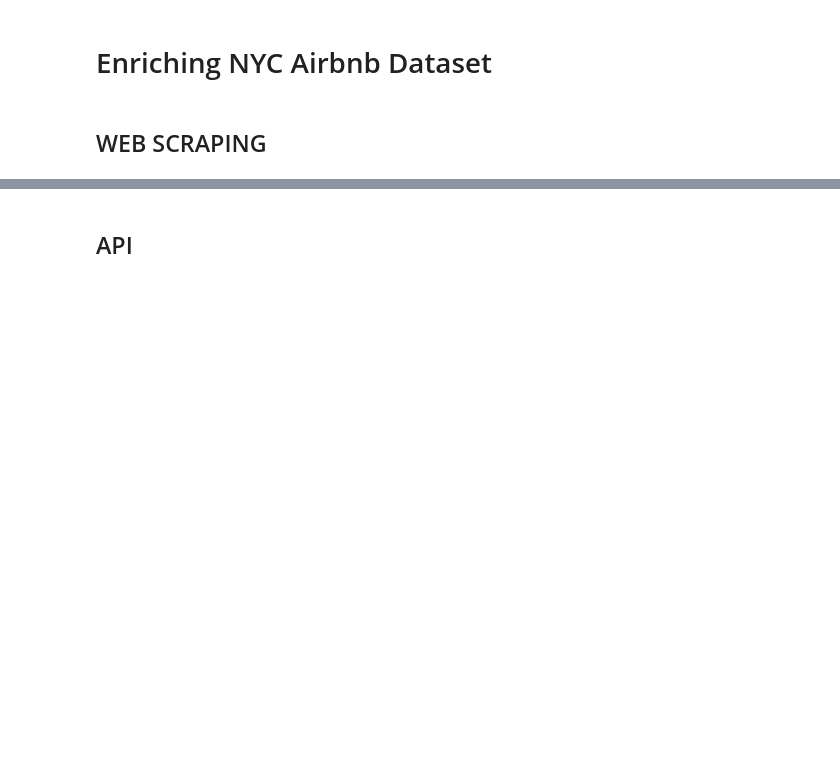
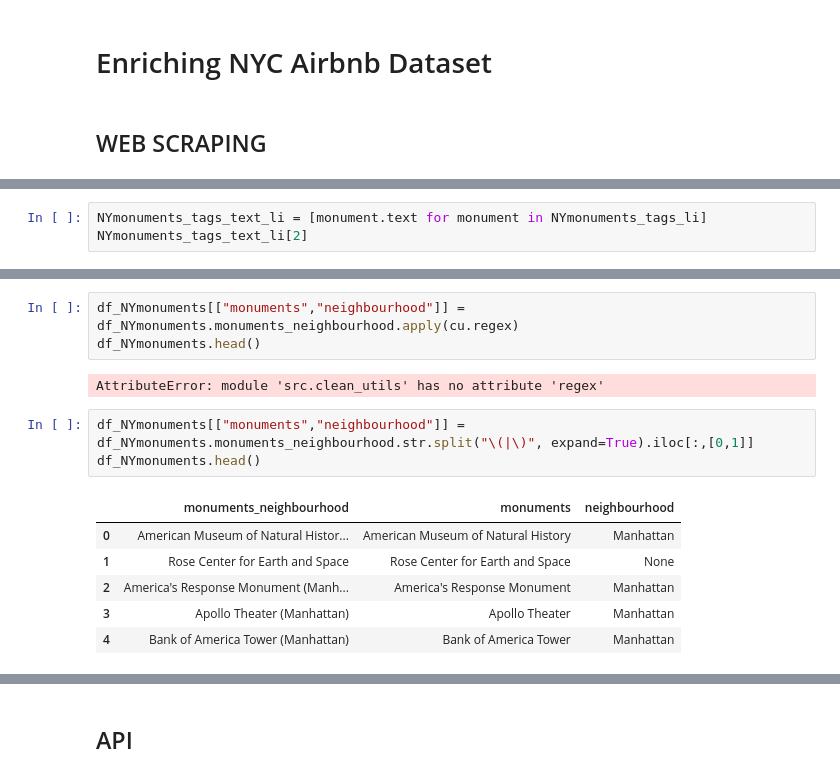
Before and after one commit to Marina-Diez/MARINA-DIEZ--Hey-I-am-a-data-analyst--, a Jupyter notebook: Enriching.ipynb, the cells around one changed output, grey strips where cells are left out. Cells and saved outputs as stored; diff of their text form; blank space fills up the shorter version.

```diff
--- a/Enriching.ipynb
+++ b/Enriching.ipynb
@@ -13,0 +25,3 @@ ModuleNotFoundError: No module named 'src'
+# %%
+NYmonuments_tags_text_li = [monument.text for monument in NYmonuments_tags_li]
+NYmonuments_tags_text_li[2]
@@ -13,0 +54,15 @@ ModuleNotFoundError: No module named 'src'
+# %%
+df_NYmonuments[["monuments","neighbourhood"]] = df_NYmonuments.monuments_neighbourhood.apply(cu.regex)
+df_NYmonuments.head()
+# %% [output]
+AttributeError: module 'src.clean_utils' has no attribute 'regex'
+# %%
+df_NYmonuments[["monuments","neighbourhood"]] = df_NYmonuments.monuments_neighbourhood.str.split("\(|\)", expand=True).iloc[:,[0,1]]
+df_NYmonuments.head()
+# %% [output]
+|  | monuments_neighbourhood | monuments | neighbourhood |
+| 0 | American Museum of Natural Histor... | American Museum of Natural History | Manhattan |
+| 1 | Rose Center for Earth and Space | Rose Center for Earth and Space | None |
+| 2 | America's Response Monument (Manh... | America's Response Monument | Manhattan |
+| 3 | Apollo Theater (Manhattan) | Apollo Theater | Manhattan |
+| 4 | Bank of America Tower (Manhattan) | Bank of America Tower | Manhattan |
```
Also changed, not shown: parts of 16 cells of this notebook, 2 other files.
